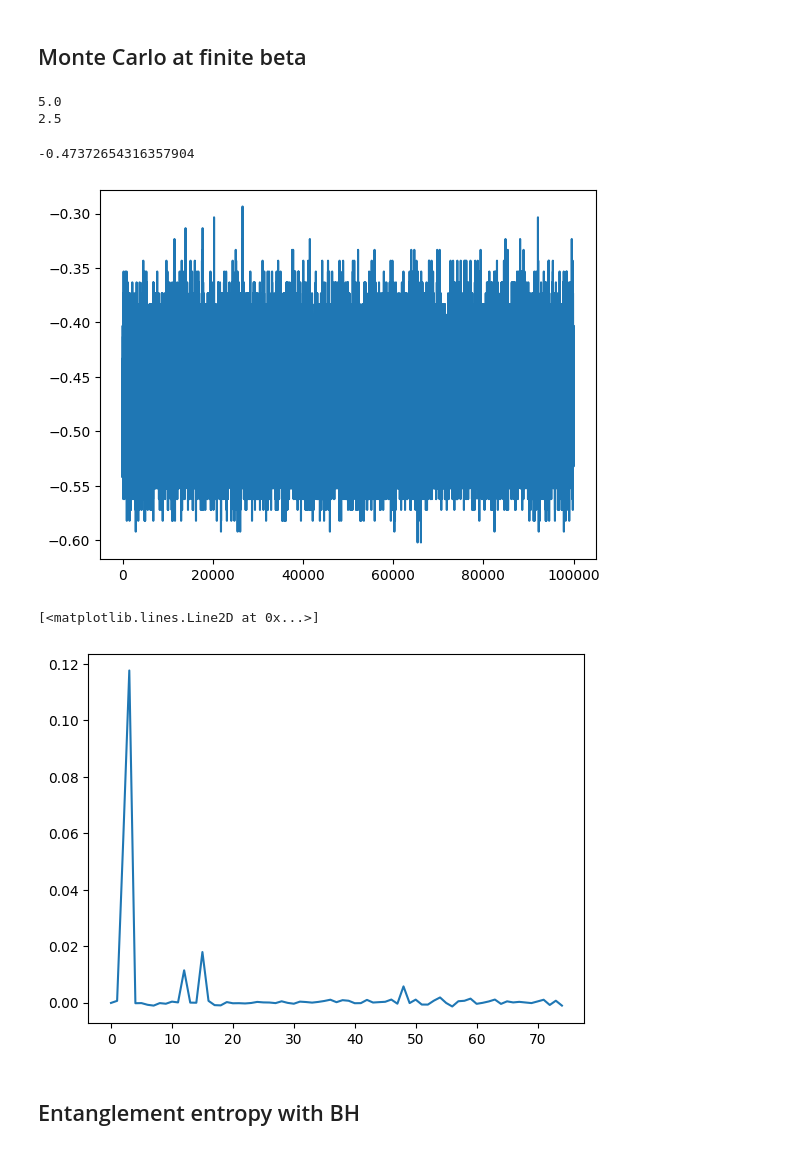
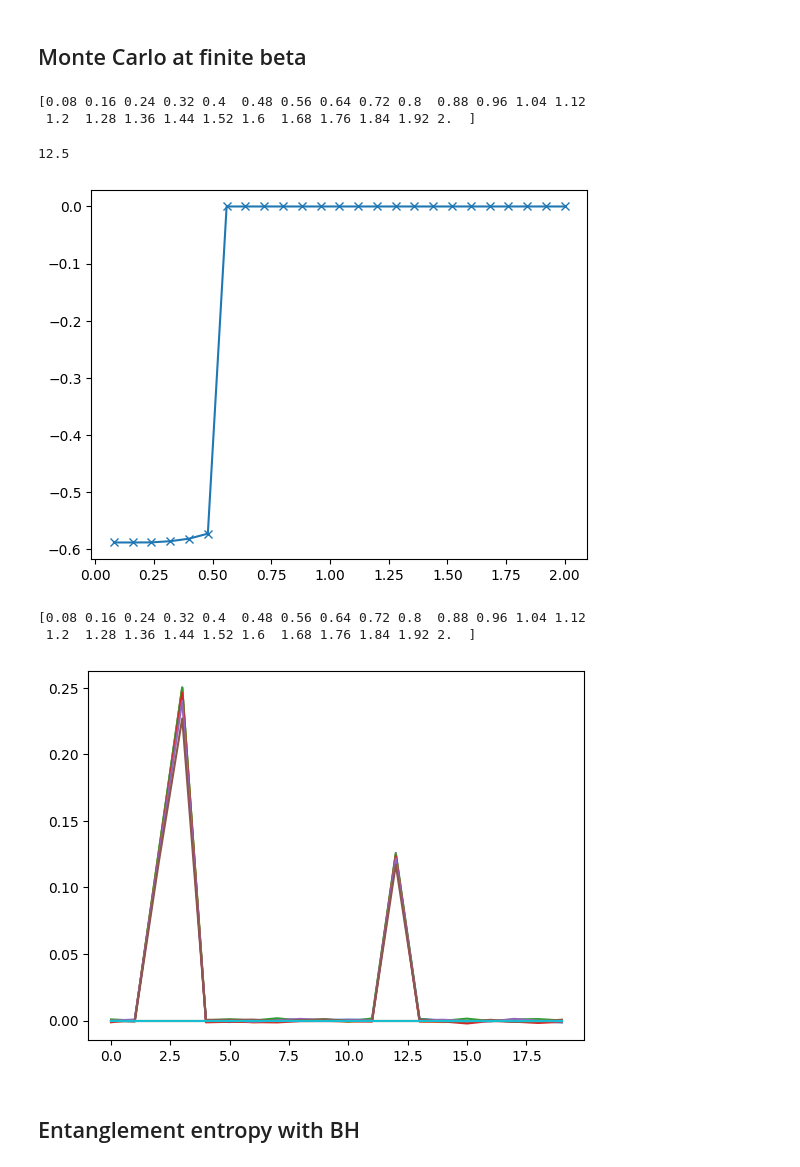
Before and after one commit to Alejo-Costa-Duran/HyperbolicFractonModel, a Jupyter notebook: Simulation.ipynb, the cells around one changed output. Saved outputs shown, nothing was run; the diff lists cells and outputs as text; code cells hidden in the pictures.

```diff
--- a/Simulation.ipynb
+++ b/Simulation.ipynb
@@ -136,10 +136,14 @@ def generateClusters(spins, bondsList, linksList, interaction):
         clusters.append(currentCluster)
     return clusters
 # %%
-model  = md.FractonModel(5,4,4)
-beta_list = 1/np.linspace(0.0,2.,11)
+model  = md.FractonModel(5,4,5)
+beta_list = 1/np.linspace(0.0,2.0,26)
+print(1/beta_list[1:])
+# %% [output]
+[0.08 0.16 0.24 0.32 0.4  0.48 0.56 0.64 0.72 0.8  0.88 0.96 1.04 1.12
+ 1.2  1.28 1.36 1.44 1.52 1.6  1.68 1.76 1.84 1.92 2.  ]
 # %%
-numSteps = 10000
+numSteps = 100000
 energies = np.zeros(len(beta_list[1:]))
 correlations = np.zeros((int(len(model.border)/2),len(beta_list[1:])))
 for idx,beta in enumerate(beta_list[1:]):
@@ -147,6 +151,7 @@ for idx,beta in enumerate(beta_list[1:]):
     corrList = np.zeros((int(len(model.border)/2),numSteps))
     print(beta)
     for step in range(numSteps):
+        model.decorrelate(5)
         for waitStep in range(5):
             bonds = generateBonds(model.spins,model.interactions,beta)
             clusters = generateClusters(model.spins,bonds,model.linksList, model.interactions)
@@ -156,20 +161,23 @@ for idx,beta in enumerate(beta_list[1:]):
         corrList[:,step] = model.getBorderCorrelations()
     energies[idx] = np.mean(enList)
     correlations[:,idx] = np.mean(corrList[:,500:], axis = 1)
+
+np.save("./energy.npy",energies)
+np.save("./correlations.npy",correlations)
+np.save("./betas.npy",np.array(beta_list[1:]))
 # %% [output]
-5.0
-2.5
+12.5
 # %%
-plt.plot(beta_list,energies)
+plt.plot(1/beta_list[1:],energies, 'x-')
 plt.show()
-for n in range(len(beta_list[1:])):
-    plt.plot(correlations[:,n])
-plt.show()
+print(1/beta_list[1:])
+for n in range(10):
+    plt.plot(correlations[:,n]/len(model.border))
 # %% [output]
+[figure, new version]
--0.47372654316357904
+[0.08 0.16 0.24 0.32 0.4  0.48 0.56 0.64 0.72 0.8  0.88 0.96 1.04 1.12
+ 1.2  1.28 1.36 1.44 1.52 1.6  1.68 1.76 1.84 1.92 2.  ]
-[figure, old version]
-[<matplotlib.lines.Line2D at 0x...>]
-[figure, old version]
+[figure, new version]
 # %% [markdown]
 ## Entanglement entropy with BH
 # %%
```
